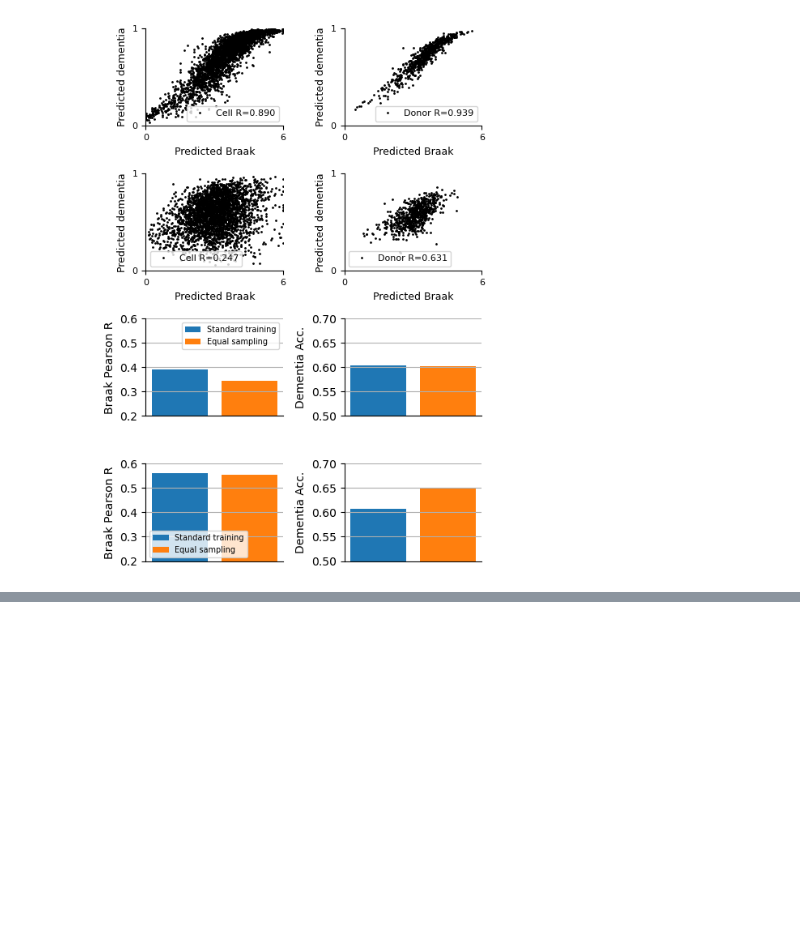
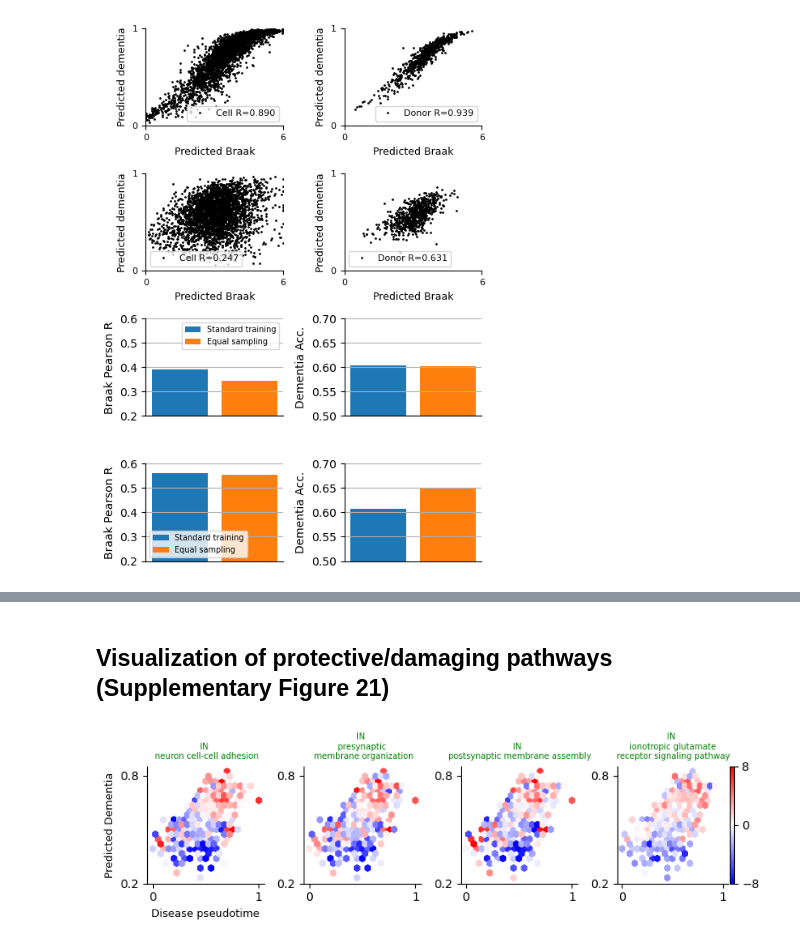
Before and after one commit to DiseaseNeuroGenomics/PsychADxD, a Jupyter notebook: 7_trajectory/generate_figures.ipynb, the cells around one changed output, grey strips where cells are left out. Drawn from its saved outputs; the diff is of its cells as text; code cells hidden in the pictures; blank space fills up the shorter version.

Commit message:
added protect/damage visualization figure

```diff
--- a/7_trajectory/generate_figures.ipynb
+++ b/7_trajectory/generate_figures.ipynb
@@ -549,0 +429,31 @@ plt.show()
+# %% [markdown]
+## Visualization of protective/damaging pathways (Supplementary Figure 21)
+# %%
+data_fns = [
+    "processed_data/model_output/Immune.h5ad",
+    "processed_data/model_output/IN.h5ad",
+]
+save_fns = [
+    "processed_data/zenith_input_donor/Immune.csv",
+    "processed_data/zenith_input_donor/IN.csv",
+]
+
+cell_names = ["Immune", "IN"]
+
+rv = analysis.ResilienceVisualization(data_fns, save_fns, cell_names)
+rv.output_zenith()
+
+# to perform Zenith pathway enrichment on each donor, run the R script R_scripts/zenith_donor.R
+# %%
+zenith_output_dir = "processed_data/zenith_output_donor"
+rv.add_zenith_results(zenith_output_dir)
+# %%
+path_info = [
+    ("IN", "neuron cell-cell adhesion"),
+    ("IN", "presynaptic membrane organization"),
+    ("IN", "postsynaptic membrane assembly"),
+    ("IN", "ionotropic glutamate receptor signaling pathway"),
+]
+rv.plot_figures(path_info, max_val = 8)
+# %% [output]
+[figure, added]
```
Also changed, not shown: parts of 16 cells of this notebook, 1 other file.
